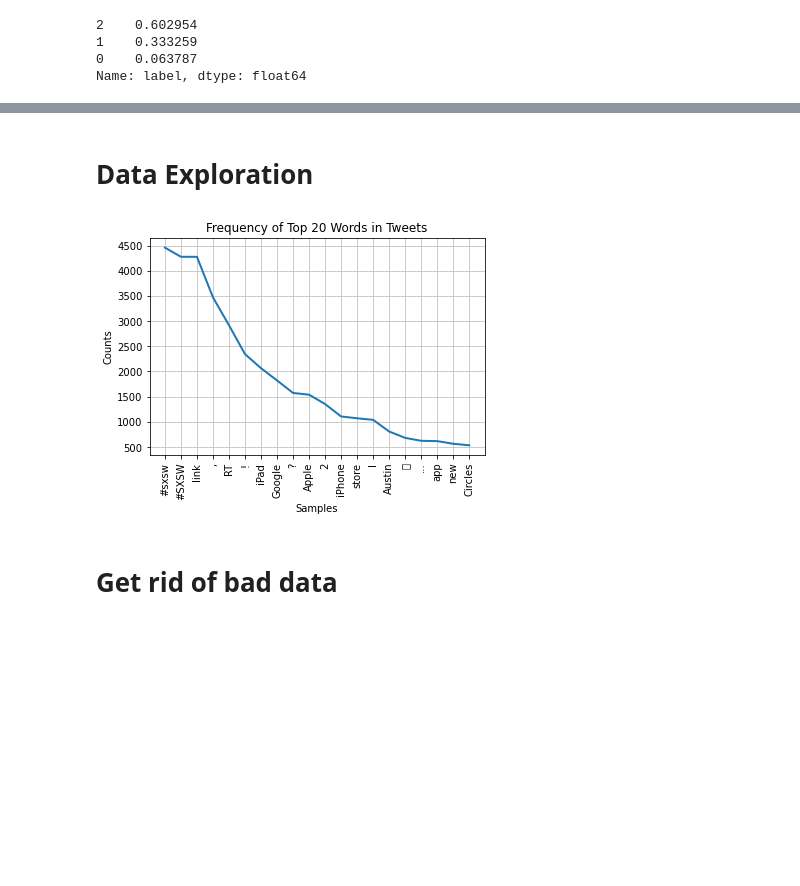
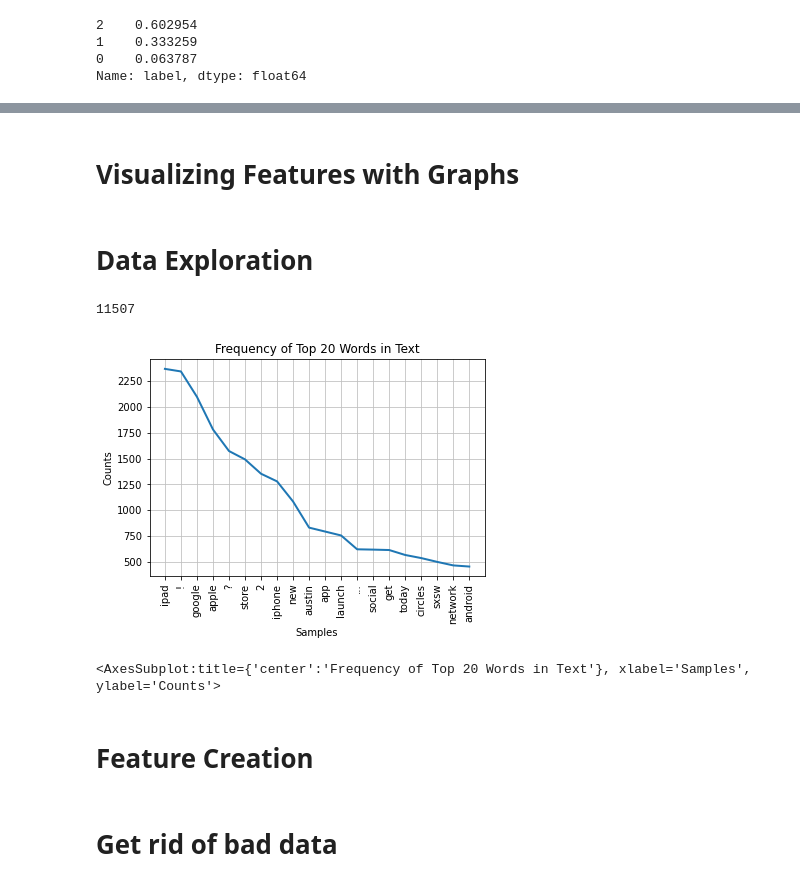
Before and after one commit to kelsklane/Apple_Tweet_Sentiment_NLP, a Jupyter notebook: jupyters/kelsey_notebook.ipynb, the cells around one changed output, grey strips where cells are left out. Saved outputs shown, nothing was run; the diff lists cells and outputs as text; code cells hidden in the pictures; blank space fills up the shorter version.

Commit message:
updating notebook with new models and added preprocessing steps to get rid of more junk ie links and artifacts from scrapping

```diff
--- a/jupyters/kelsey_notebook.ipynb
+++ b/jupyters/kelsey_notebook.ipynb
@@ -60,6 +60,7 @@ Name: label, dtype: float64
 #Functions to tokenize text
 import string
 
+#Replaces pos tags with lemmatize compatable tags
 def pos_replace(treebank_tag):
     if treebank_tag.startswith('J'):
         return wordnet.ADJ
@@ -72,17 +73,36 @@ def pos_replace(treebank_tag):
     else:
         return wordnet.NOUN
 
+#Makes list of punctuation to exclude, keeps certain symbols
 punct = list(string.punctuation)
-#Keep periods for ellipses? They're the most common "word" though
-#Keep numbers or get rid of them?
-keep_punct = ['#', '?', '!', ',', '@']
+keep_punct = ['#', '?', '!', '@']
 punct = [p for p in punct if p not in keep_punct]
 
+#Used to filter out words leftover by twitter scrape
+common_tweet_words = ['#sxsw', 'rt']
+
+#Removes non-ASCII characters (aka emojis that cant be converted to original symbol)
+def remove_junk(tweet):
+    return ''.join([i if ord(i) < 128 else ' ' for i in tweet])
+
+#TRY LOWERING/NOT LEMMATIZING AND SEE WHAT CHANGES
 def tweet_tokenizer(doc, stop_words = sw):
+    #Gets rid of links
+    doc = re.sub(r'http\S+', '', doc)
+    doc = re.sub(r'www\.[a-z]?\.?(com)+|[a-z]+\.(com)', '', doc)
+    #Gets rid of conversions made during scrapping
+    doc = re.sub(r'{link}', '', doc)
+    doc = re.sub(r'\[video\]', '', doc)
+    #Gets rid of weird characters
+    doc = remove_junk(doc)
+    #Tokenizes using NLTK Twitter Tokenizer
     tweet_token = TweetTokenizer(strip_handles = True)
     doc = tweet_token.tokenize(doc)
-    doc = [w for w in doc if w not in sw]
+    #Gets rid of leftover stopwords/punctuation/twitter meta-info
+    #doc = [w for w in doc if w.lower() not in sw]
+    doc = [w for w in doc if w.lower() not in common_tweet_words]
     doc = [w for w in doc if w not in punct]
+    #Lemmatizes tokens
     doc = pos_tag(doc)
     doc = [(w[0], pos_replace(w[1])) for w in doc]
     lemmatizer = WordNetLemmatizer()
@@ -90,0 +122,2 @@ def tweet_tokenizer(doc, stop_words = sw):
+# %% [markdown]
+# Visualizing Features with Graphs
@@ -96,11 +177,20 @@ from nltk.probability import FreqDist
 all_words = []
 for tweet in tweets['tweet_text']:
     all_words.extend(tweet_tokenizer(tweet))
+# %%
+words = set(all_words)
+len(words)
+#print(words)
+# %% [output]
+11507
 # %%
 fdist = FreqDist()
 for word in all_words:
-    fdist[word] += 1
-fdist.plot(20, title = 'Frequency of Top 20 Words in Tweets')
-plt.show()
+    fdist[word.lower()] += 1
+
+fdist.plot(20, title = 'Frequency of Top 20 Words in Text')
 # %% [output]
-[figure, old version]
+[figure, new version]
+<AxesSubplot:title={'center':'Frequency of Top 20 Words in Text'}, xlabel='Samples', ylabel='Counts'>
+# %% [markdown]
+# Feature Creation
```
Also changed, not shown: parts of 68 cells of this notebook.
